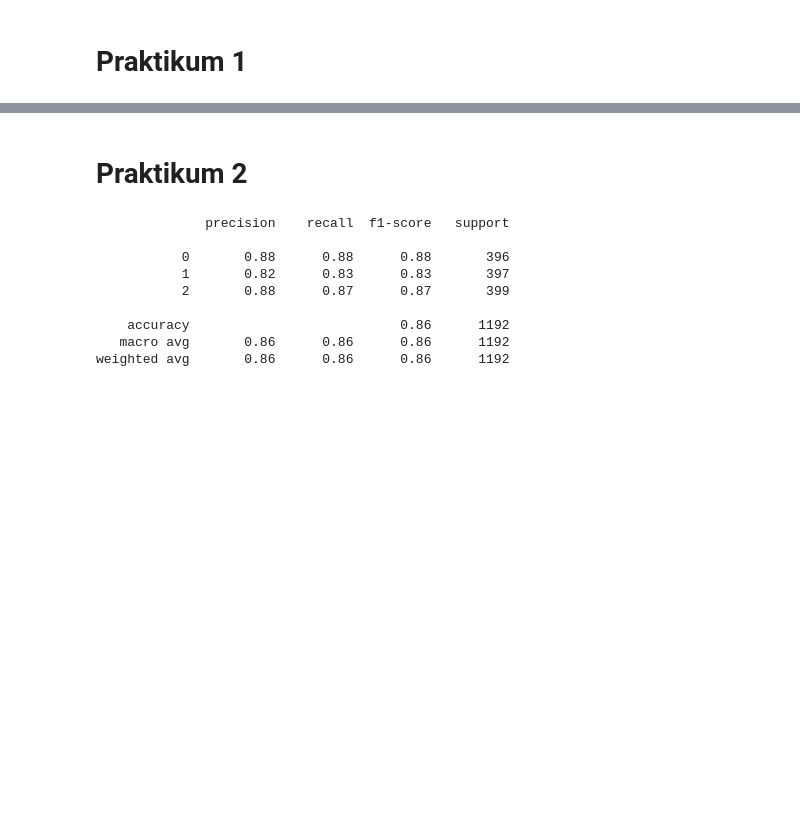
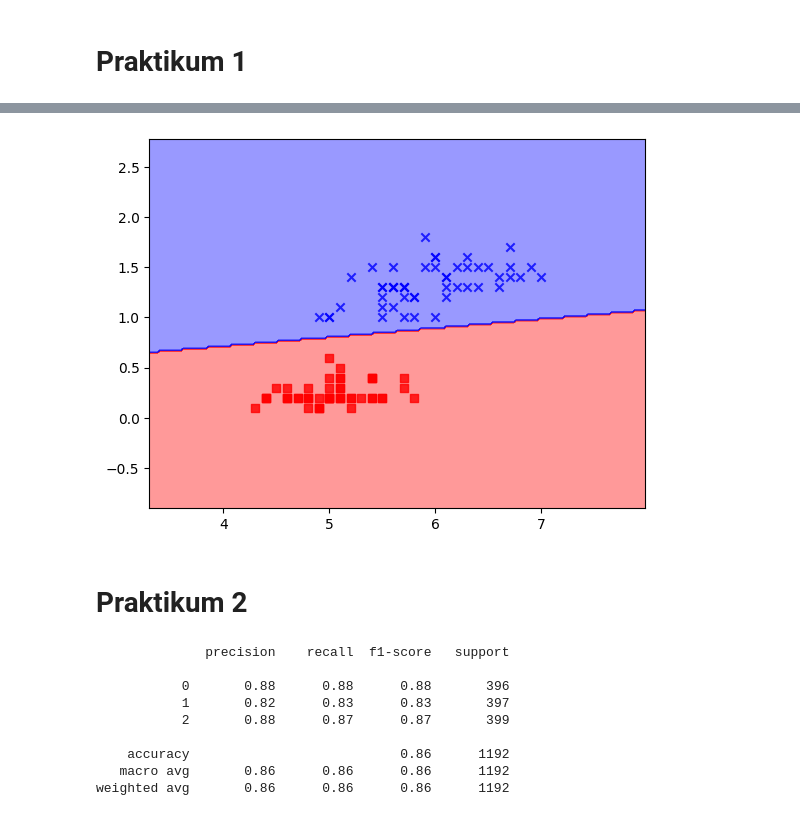
Before and after one commit to rizkyarif12/Machine_Learning, a Jupyter notebook: ANN/Jobsheet_ANN_RizkyArifiansyah.ipynb, the cells around one changed output, grey strips where cells are left out. Drawn from its saved outputs; the diff is of its cells as text; code cells hidden in the pictures; blank space fills up the shorter version.

```diff
--- a/ANN/Jobsheet_ANN_RizkyArifiansyah.ipynb
+++ b/ANN/Jobsheet_ANN_RizkyArifiansyah.ipynb
@@ -51,10 +52,10 @@ class Perceptron(object):
     def predict(self, X):
         return np.where(self.net_input(X) >= 0.0, 1, -1)
 # %%
-y = df.iloc[0:100, 5].values  # Select the species column
-y = np.where(y == 'Iris-setosa', -1, 1)  # Replace labels with -1 and 1
-X = df.iloc[0:100, [1, 4]].values  # Select SepalLengthCm and PetalWidthCm columns
+y = df.iloc[1:101, 5].values # pilih 100 data awal
+y = np.where(y == 'Iris-setosa', -1, 1) # ganti coding label
+X = df.iloc[1:101, [1,4]].values # slice data latih
 # %%
 ppn = Perceptron(eta=0.1, n_iter=10)
-ppn.fit(X, y)
+ppn.fit(X.astype(float), y)
 # %% [output]
@@ -67,31 +80,38 @@ plt.show()
 # %%
+# buat fungsi untuk plot decision region
+
 # buat fungsi untuk plot decision region
 
 from matplotlib.colors import ListedColormap
 
 def plot_decision_regions(X, y, classifier, resolution=0.02):
     # setup marker generator and color map
     markers = ('s', 'x', 'o', '^', 'v')
     colors = ('r', 'b', 'g', 'k', 'grey')
     cmap = ListedColormap(colors[:len(np.unique(y))])
 
     # plot the decision regions by creating a pair of grid arrays xx1 and xx2 via meshgrid function in Numpy
     x1_min, x1_max = X[:, 0].min() - 1, X[:, 0].max() + 1
     x2_min, x2_max = X[:, 1].min() - 1, X[:, 1].max() + 1
     xx1, xx2 = np.meshgrid(np.arange(x1_min, x1_max, resolution), np.arange(x2_min, x2_max, resolution))
 
     # use predict method to predict the class labels z of the grid points
     Z = classifier.predict(np.array([xx1.ravel(),xx2.ravel()]).T)
     Z = Z.reshape(xx1.shape)
 
     # draw the contour using matplotlib
     plt.contourf(xx1, xx2, Z, alpha=0.4, cmap=cmap)
     plt.xlim(xx1.min(), xx1.max())
     plt.ylim(xx2.min(), xx2.max())
 
     # plot class samples
     for i, cl in enumerate(np.unique(y)):
         plt.scatter(x=X[y==cl, 0], y=X[y==cl, 1], alpha=0.8, c=cmap(i), marker=markers[i], label=cl)
+
+
+plot_decision_regions(X.astype(float), y, ppn)
+# %% [output]
+[figure, added]
 # %% [markdown]
 # Praktikum 2
 # %%
```
Also changed, not shown: parts of 4 cells of this notebook.
